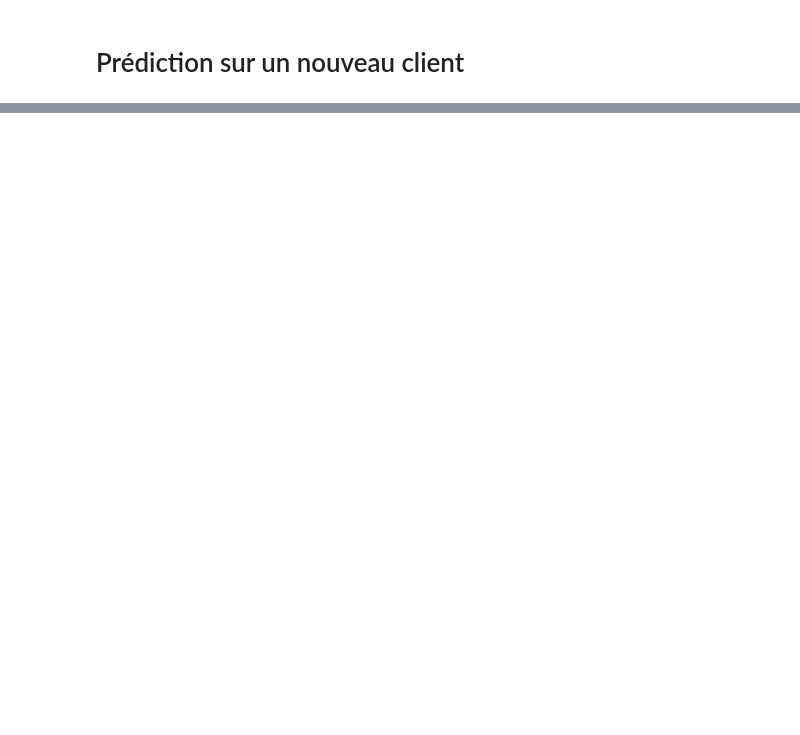
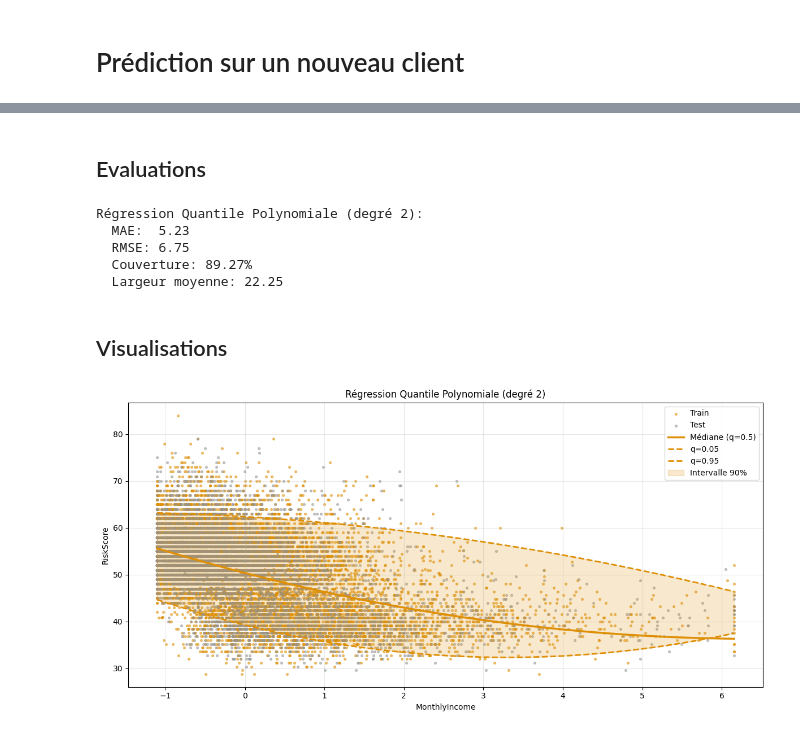
Before and after one commit to ErwannLesech/Prediction-Conforme-et-Regression-Quantile-en-finance, a Jupyter notebook: notebooks/Regression_Quantile.ipynb, the cells around one changed output, grey strips where cells are left out. Drawn from its saved outputs; the diff is of its cells as text; code cells hidden in the pictures; blank space fills up the shorter version.

```diff
--- a/notebooks/Regression_Quantile.ipynb
+++ b/notebooks/Regression_Quantile.ipynb
@@ -26,7 +13,6 @@ Ce notebook applique la régression quantile au dataset **Financial Risk for Loa
 2. **Quantification de l'incertitude** dans l'évaluation du risque de crédit
 3. **Construction d'intervalles de confiance** pour l'aide à la décision
 # %%
-# Imports et configuration
 import sys
 import os
 sys.path.append(os.path.join(os.getcwd(), '..', 'src'))
@@ -36,7 +22,9 @@ import pandas as pd
 import matplotlib.pyplot as plt
 import seaborn as sns
 
-# Import du module de chargement des données
 from data_loading import load_regression_data
 from preprocessing import prepare_regression_data
+
+RANDOM_STATE = 42
+np.random.seed(RANDOM_STATE)
 # %% [markdown]
@@ -636,0 +621,9 @@ La vraie valeur est dans l'intervalle prédit
+# %%
+quantiles_poly = [0.05, 0.5, 0.95]
+models_poly = {}
+
+for q in quantiles_poly:
+    print(f"Entraînement quantile {q}", end="\n")
+    qr_poly = QuantileRegressor(quantile=q, alpha=0.01, solver='highs-ds')
+    qr_poly.fit(X_train_poly, y_train)
+    models_poly[q] = qr_poly
@@ -636,0 +634,63 @@ La vraie valeur est dans l'intervalle prédit
+# %% [markdown]
+## Evaluations
+# %%
+from sklearn.metrics import mean_absolute_error, mean_squared_error
+
+y_pred_poly = {}
+for q in quantiles_poly:
+    y_pred_poly[q] = models_poly[q].predict(X_test_poly)
+
+mae_poly = mean_absolute_error(y_test, y_pred_poly[0.5])
+mse_poly = mean_squared_error(y_test, y_pred_poly[0.5])
+rmse_poly = np.sqrt(mse_poly)
+
+print(f"Régression Quantile Polynomiale (degré {degree}):")
+print(f"  MAE:  {mae_poly:.2f}")
+print(f"  RMSE: {rmse_poly:.2f}")
+
+couverture_poly = np.mean((y_test >= y_pred_poly[0.05]) & (y_test <= y_pred_poly[0.95]))
+print(f"  Couverture: {couverture_poly:.2%}")
+
+largeur_moy_poly = np.mean(y_pred_poly[0.95] - y_pred_poly[0.05])
+print(f"  Largeur moyenne: {largeur_moy_poly:.2f}")
+# %% [output]
+Régression Quantile Polynomiale (degré 2):
+  MAE:  5.23
+  RMSE: 6.75
+  Couverture: 89.27%
+  Largeur moyenne: 22.25
+# %% [markdown]
+## Visualisations
+# %%
+feature_idx = 0
+feature_name = top_features[feature_idx]
+
+colors_blindness = sns.color_palette("colorblind")
+color_train = colors_blindness[1]
+color_test = colors_blindness[7]
+
+plt.figure(figsize=(12, 6))
+plt.scatter(X_train_reduced.iloc[:, feature_idx], y_train, marker='.', color=color_train, alpha=0.5, s=30, label='Train')
+plt.scatter(X_test_reduced.iloc[:, feature_idx], y_test, marker='.', color=color_test, alpha=0.5, s=30, label='Test')
+
+aux = np.linspace(X_train_reduced.iloc[:, feature_idx].min(),
+                  X_train_reduced.iloc[:, feature_idx].max(),
+                  500)
+aux_poly = poly.transform(aux[:, np.newaxis])
+
+plt.plot(aux, models_poly[0.5].predict(aux_poly), color=color_train, linewidth=2.5, label='Médiane (q=0.5)')
+plt.plot(aux, models_poly[0.05].predict(aux_poly), '--', color=color_train, linewidth=2, label='q=0.05')
+plt.plot(aux, models_poly[0.95].predict(aux_poly), '--', color=color_train, linewidth=2, label='q=0.95')
+
+plt.fill_between(aux, models_poly[0.05].predict(aux_poly), models_poly[0.95].predict(aux_poly),
+                 alpha=0.2, color=color_train, label='Intervalle 90%')
+
+plt.legend()
+plt.xlabel(feature_name)
+plt.ylabel('RiskScore')
+plt.title(f'Régression Quantile Polynomiale (degré {degree})')
+plt.grid(True, alpha=0.3)
+plt.tight_layout()
+plt.show()
+# %% [output]
+[figure, added]
```
Also changed, not shown: parts of 24 cells of this notebook.
